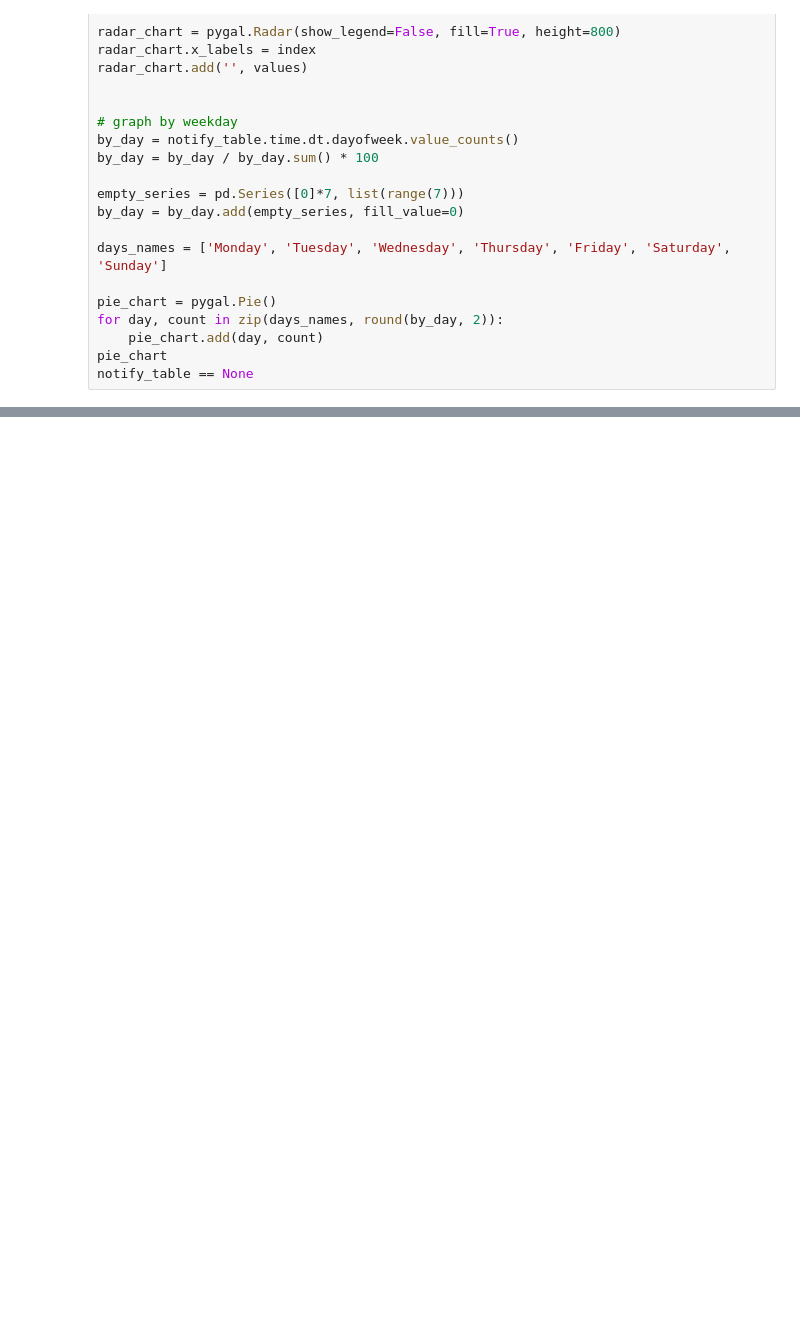
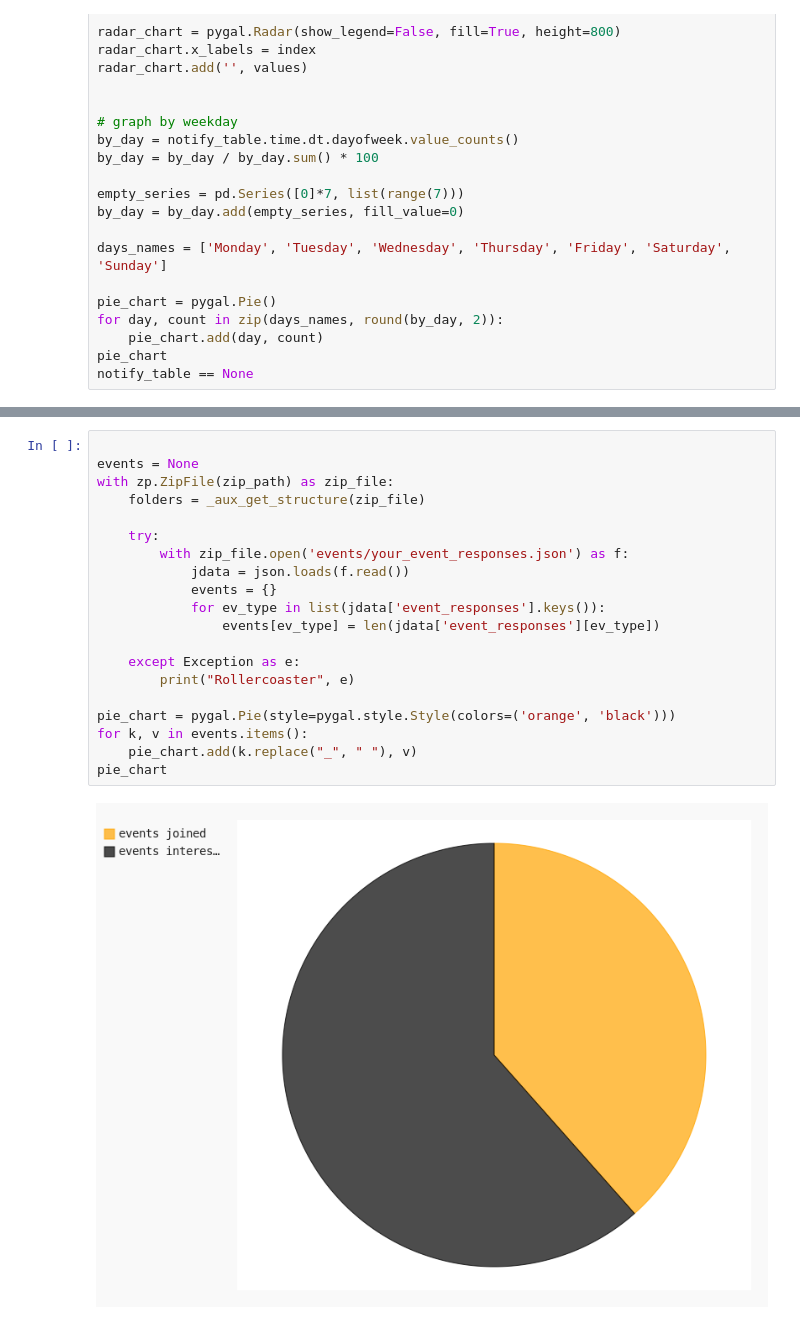
Before and after one commit to klima7/Social-Insight, a Jupyter notebook: analytics/notebooks/Analytics4.ipynb, the cells around one changed output, grey strips where cells are left out. Drawn from its saved outputs; the diff is of its cells as text; blank space fills up the shorter version.

```diff
--- a/analytics/notebooks/Analytics4.ipynb
+++ b/analytics/notebooks/Analytics4.ipynb
@@ -255,0 +260,22 @@ re.findall(type_reg, s)[0][1]
+# %%
+
+events = None
+with zp.ZipFile(zip_path) as zip_file:
+    folders = _aux_get_structure(zip_file)
+
+    try:
+        with zip_file.open('events/your_event_responses.json') as f:
+            jdata = json.loads(f.read())
+            events = {}
+            for ev_type in list(jdata['event_responses'].keys()):
+                events[ev_type] = len(jdata['event_responses'][ev_type])
+
+    except Exception as e:
+        print("Rollercoaster", e)
+
+pie_chart = pygal.Pie(style=pygal.style.Style(colors=('orange', 'black')))
+for k, v in events.items():
+    pie_chart.add(k.replace("_", " "), v)
+pie_chart
+# %% [output]
+[figure, added]
```
Also changed, not shown: parts of 2 cells of this notebook, 2 other files.
